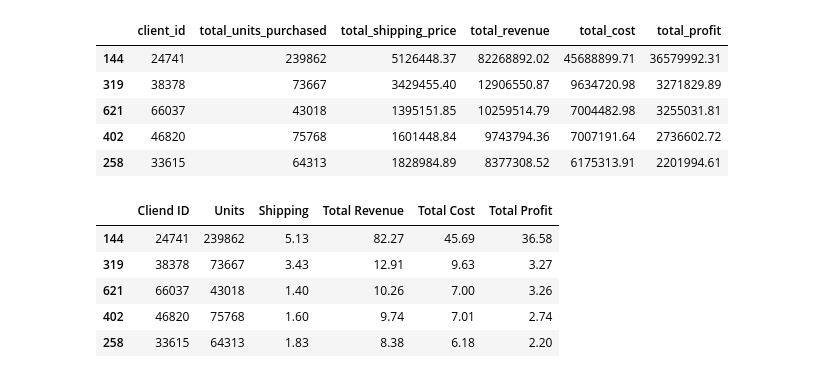
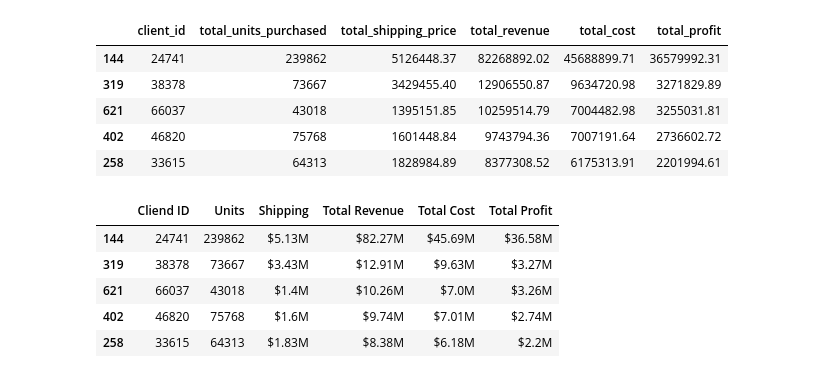
Before and after one commit to Kidalv85/pandas-challenge-1, a Jupyter notebook: module_4_challenge.ipynb, the cells around one changed output. Cells and saved outputs as stored; diff of their text form; code cells hidden in the pictures.

```diff
--- a/module_4_challenge.ipynb
+++ b/module_4_challenge.ipynb
@@ -433,25 +433,30 @@ top_5_clients_summary.head()
 # %%
 # Format the data and rename the columns
 # to names suitable for presentation.
 # Currency should be in millions of dollars.
 summary_df_updated = top_5_clients_summary.rename(columns={'client_id':'Cliend ID',\
                                                 'total_units_purchased':'Units',\
                                                 'total_shipping_price':'Shipping',\
                                                 'total_revenue':'Total Revenue',\
                                                 'total_cost':'Total Cost',\
                                                 'total_profit':'Total Profit' })
-summary_df_updated['Shipping'] = round(summary_df_updated['Shipping'] / 1e6,2)
-summary_df_updated['Total Revenue'] =round( summary_df_updated['Total Revenue'] / 1e6,2)
-summary_df_updated['Total Cost'] = round(summary_df_updated['Total Cost'] / 1e6,2)
-summary_df_updated['Total Profit'] = round(summary_df_updated['Total Profit'] / 1e6,2)
+summary_df_updated['Shipping'] = round(summary_df_updated['Shipping'] / 1e6,2).astype(str) +"M"
+summary_df_updated['Total Revenue'] =round( summary_df_updated['Total Revenue'] / 1e6,2).astype(str) +"M"
+summary_df_updated['Total Cost'] = round(summary_df_updated['Total Cost'] / 1e6,2).astype(str) +"M"
+summary_df_updated['Total Profit'] = round(summary_df_updated['Total Profit'] / 1e6,2).astype(str) +"M"
+
+summary_df_updated['Shipping'] = "$" + summary_df_updated['Shipping']
+summary_df_updated['Total Revenue']  = "$" +summary_df_updated['Total Revenue']
+summary_df_updated['Total Cost'] = "$" + summary_df_updated['Total Cost']
+summary_df_updated['Total Profit'] = "$" + summary_df_updated['Total Profit']
 
 summary_df_updated.head()
 # %% [output]
 |  | Cliend ID | Units | Shipping | Total Revenue | Total Cost | Total Profit |
-| 144 | 24741 | 239862 | 5.13 | 82.27 | 45.69 | 36.58 |
-| 319 | 38378 | 73667 | 3.43 | 12.91 | 9.63 | 3.27 |
-| 621 | 66037 | 43018 | 1.40 | 10.26 | 7.00 | 3.26 |
-| 402 | 46820 | 75768 | 1.60 | 9.74 | 7.01 | 2.74 |
-| 258 | 33615 | 64313 | 1.83 | 8.38 | 6.18 | 2.20 |
+| 144 | 24741 | 239862 | $5.13M | $82.27M | $45.69M | $36.58M |
+| 319 | 38378 | 73667 | $3.43M | $12.91M | $9.63M | $3.27M |
+| 621 | 66037 | 43018 | $1.4M | $10.26M | $7.0M | $3.26M |
+| 402 | 46820 | 75768 | $1.6M | $9.74M | $7.01M | $2.74M |
+| 258 | 33615 | 64313 | $1.83M | $8.38M | $6.18M | $2.2M |
 # %%
 # Sort the updated data by "Total Profit" form highest to lowest
```
Also changed, not shown: parts of 1 cell of this notebook.
